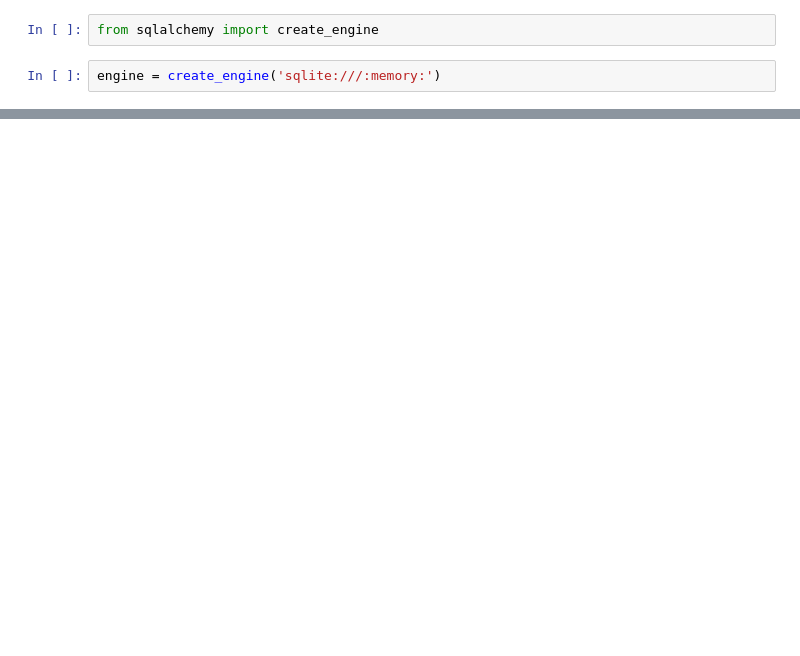
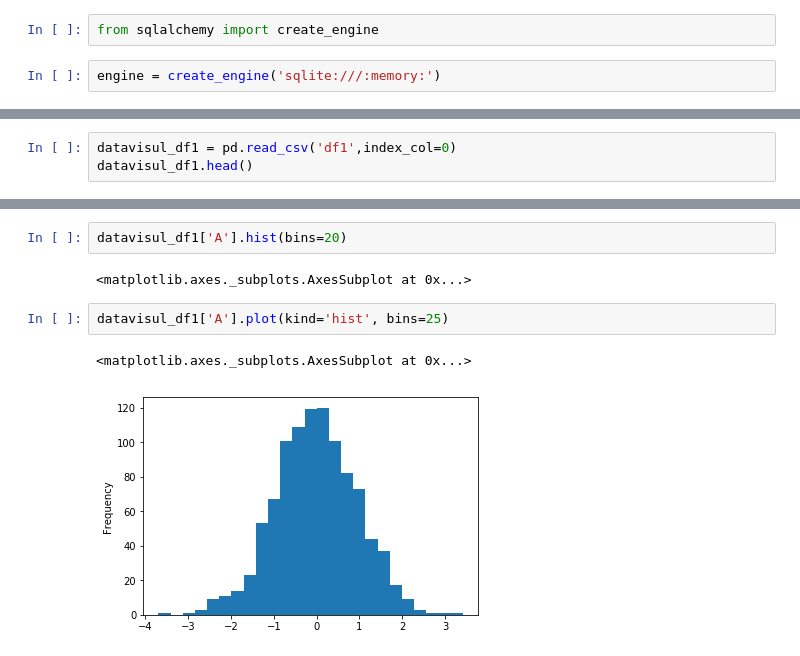
Before and after one commit to vivekdhinoja/Libraries-Tutorials, a Jupyter notebook: Pandas Tutorial.ipynb, the cells around one changed output, grey strips where cells are left out. Saved outputs shown, nothing was run; the diff lists cells and outputs as text; blank space fills up the shorter version.

```diff
--- a/Pandas Tutorial.ipynb
+++ b/Pandas Tutorial.ipynb
@@ -805,0 +807,3 @@ sql_df
+# %%
+datavisul_df1 = pd.read_csv('df1',index_col=0)
+datavisul_df1.head()
@@ -805,0 +828,9 @@ sql_df
+# %%
+datavisul_df1['A'].hist(bins=20)
+# %% [output]
+<matplotlib.axes._subplots.AxesSubplot at 0x...>
+# %%
+datavisul_df1['A'].plot(kind='hist', bins=25)
+# %% [output]
+<matplotlib.axes._subplots.AxesSubplot at 0x...>
+[figure, added]
```
Also changed, not shown: parts of 45 cells of this notebook, 5 other files.
